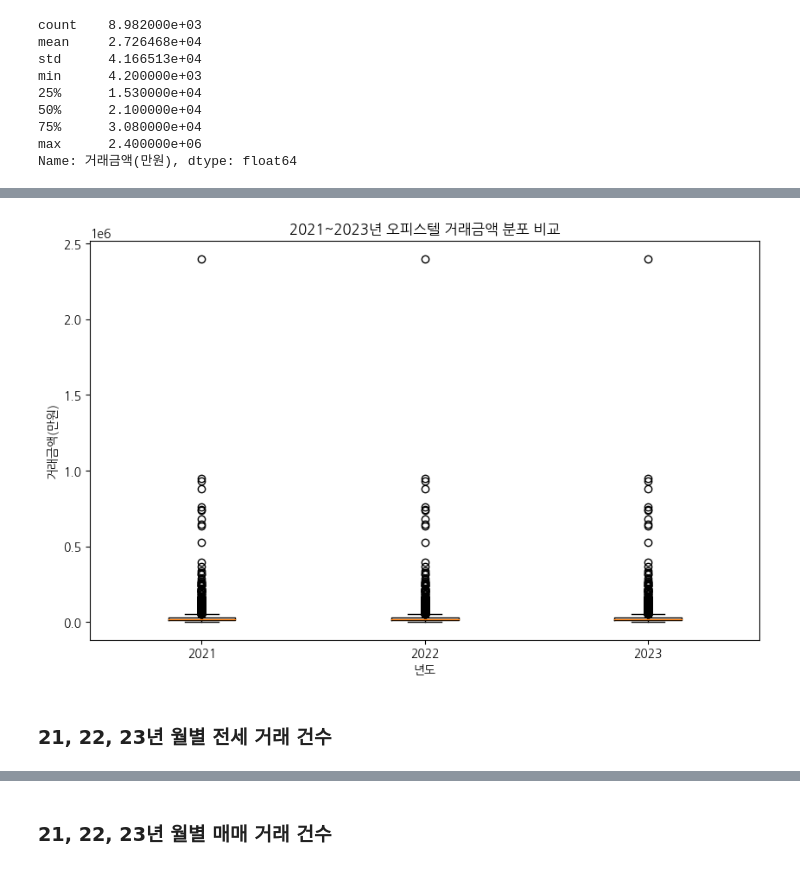
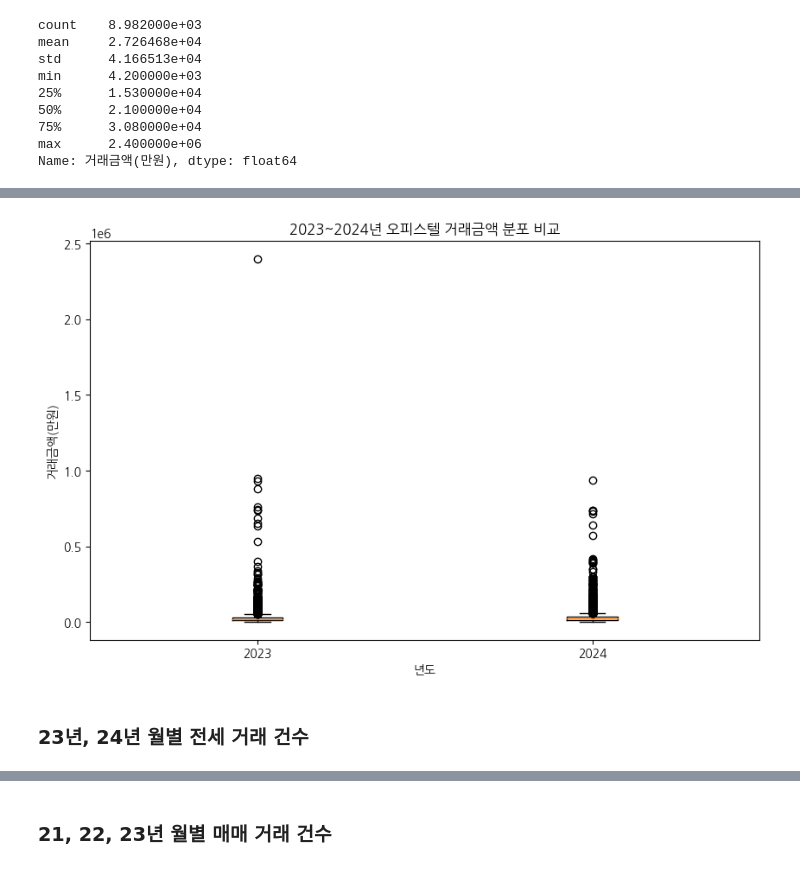
Before and after one commit to skqkrl/SDC_project, a Jupyter notebook: yena2.ipynb, the cells around one changed output, grey strips where cells are left out. Cells and saved outputs as stored; diff of their text form; code cells hidden in the pictures.

```diff
--- a/yena2.ipynb
+++ b/yena2.ipynb
@@ -15,5 +14,4 @@ officetel23 = pd.read_csv('data/오피스텔(전월세)_실거래가_2023.csv',
 # %%
-officetel21_deal = pd.read_csv('data/오피스텔(매매)_실거래가_2021.csv', header=15, encoding='cp949')
-officetel22_deal = pd.read_csv('data/오피스텔(매매)_실거래가_2022.csv', header=15, encoding='cp949')
-officetel23_deal = pd.read_csv('data/오피스텔(매매)_실거래가_2023.csv', header=15, encoding='cp949')
+officetel23_deal = pd.read_csv('data_yena/오피스텔(매매)_실거래가_2023.csv', header=15, encoding='cp949')
+officetel24_deal = pd.read_csv('data_yena/오피스텔(매매)_실거래가_2024.csv', header=15, encoding='cp949')
 # %%
@@ -94,5 +97,5 @@ officetel23_df['보증금(만원)'] = pd.to_numeric(officetel23_df['보증금(
 # %%
-officetel21_deal['거래금액(만원)'] = officetel21_deal['거래금액(만원)'].str.replace(',', '').astype(int)
-officetel22_deal['거래금액(만원)'] = officetel22_deal['거래금액(만원)'].str.replace(',', '').astype(int)
+# 거래금액(만원) 컬럼 타입 변환 (object -> int)
 officetel23_deal['거래금액(만원)'] = officetel23_deal['거래금액(만원)'].str.replace(',', '').astype(int)
+officetel24_deal['거래금액(만원)'] = officetel24_deal['거래금액(만원)'].str.replace(',', '').astype(int)
 # %%
@@ -118,4 +116,3 @@ See the caveats in the documentation: https://pandas.pydata.org/pandas-docs/stab
 # %%
-officetel21_deal['계약년월'] = pd.to_datetime(officetel21_deal['계약년월'].astype(str), format='%Y%m')
-officetel22_deal['계약년월'] = pd.to_datetime(officetel22_deal['계약년월'].astype(str), format='%Y%m')
 officetel23_deal['계약년월'] = pd.to_datetime(officetel23_deal['계약년월'].astype(str), format='%Y%m')
+officetel24_deal['계약년월'] = pd.to_datetime(officetel24_deal['계약년월'].astype(str), format='%Y%m')
@@ -231,20 +270,19 @@ Name: 거래금액(만원), dtype: float64
 # %%
 data = [
     officetel23_deal['거래금액(만원)'],
-    officetel23_deal['거래금액(만원)'],
-    officetel23_deal['거래금액(만원)']
+    officetel24_deal['거래금액(만원)']
 ]
 
 plt.figure(figsize=(10,6))
-plt.boxplot(data, labels=['2021', '2022', '2023'])
+plt.boxplot(data, labels=['2023', '2024'])
 
-plt.title('2021~2023년 오피스텔 거래금액 분포 비교')
+plt.title('2023~2024년 오피스텔 거래금액 분포 비교')
 plt.ylabel('거래금액(만원)')
 plt.xlabel('년도')
 
 plt.show()
 # %% [output]
-[figure, old version]
+[figure, new version]
 # %% [markdown]
-### 21, 22, 23년 월별 전세 거래 건수
+### 23년, 24년 월별 전세 거래 건수
 # %%
```
Also changed, not shown: parts of 42 cells of this notebook, 9 other files.
